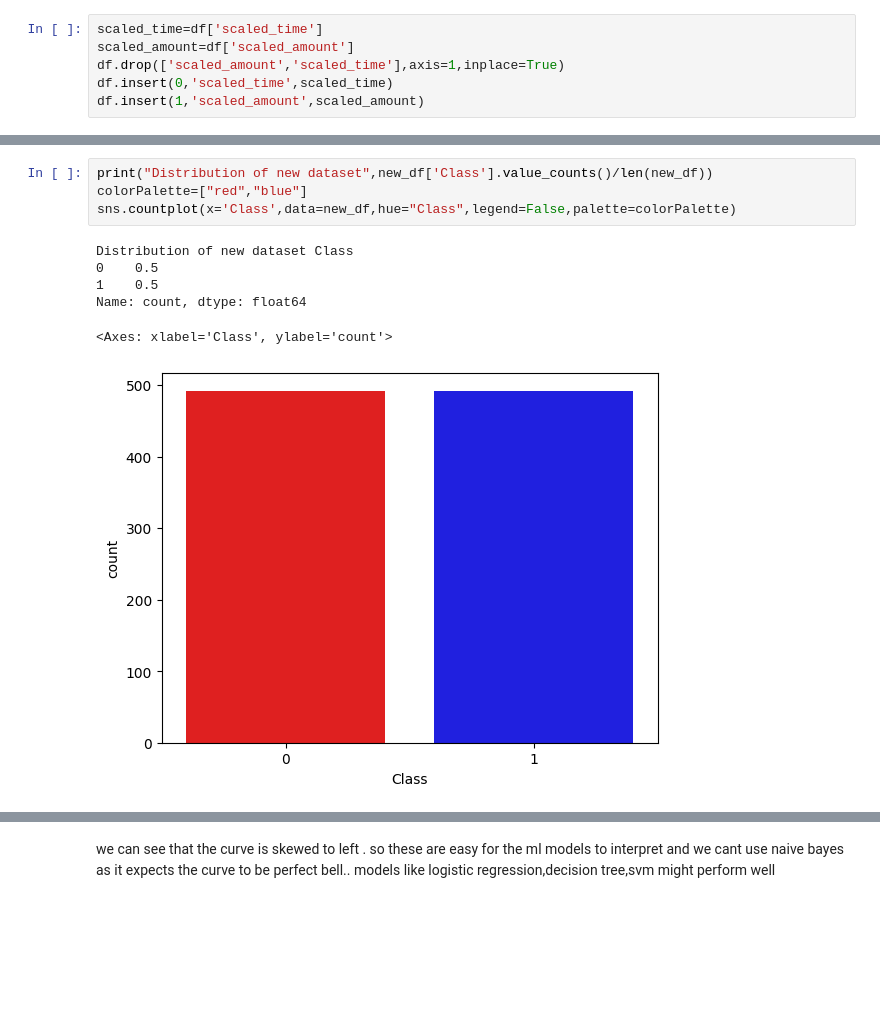
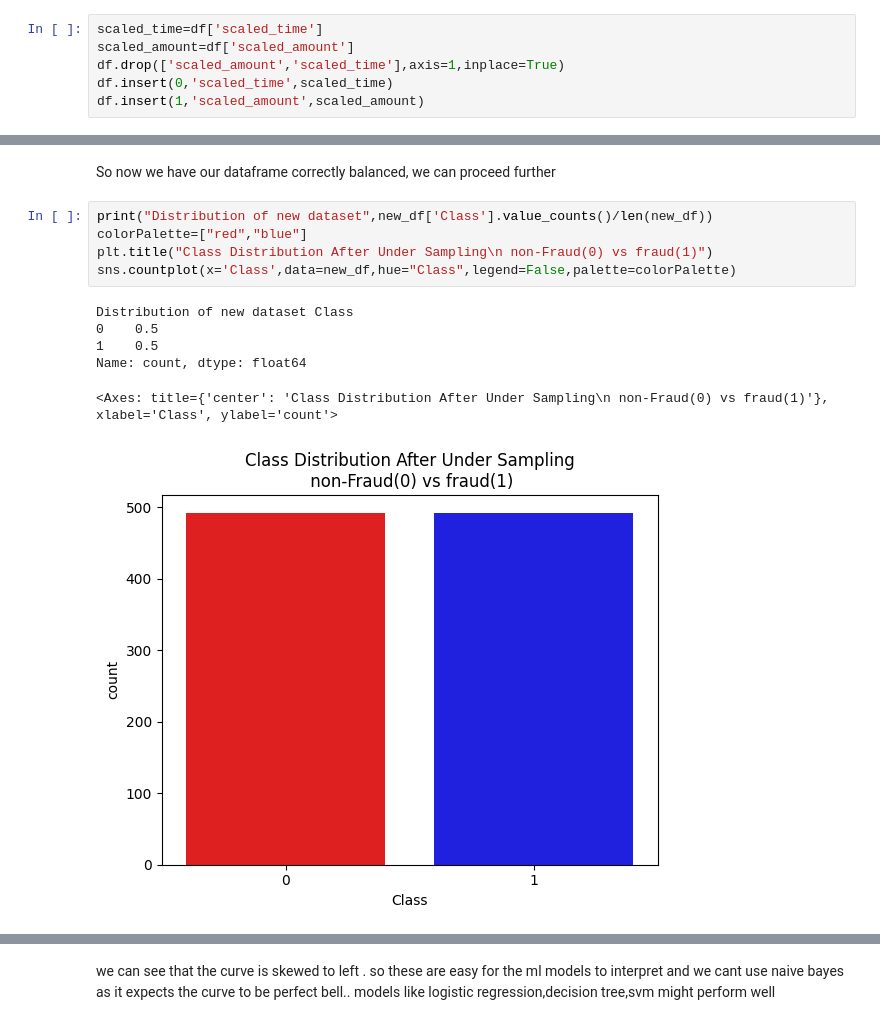
Before and after one commit to justleviackermann/credit_card_fraud_detection, a Jupyter notebook: creditmodel.ipynb, the cells around one changed output, grey strips where cells are left out. Saved outputs shown, nothing was run; the diff lists cells and outputs as text; blank space fills up the shorter version.

```diff
--- a/creditmodel.ipynb
+++ b/creditmodel.ipynb
@@ -216,13 +252,16 @@ new_df.head()
 5 rows × 31 columns
+# %% [markdown]
+So now we have our dataframe correctly balanced, we can proceed further
 # %%
 print("Distribution of new dataset",new_df['Class'].value_counts()/len(new_df))
 colorPalette=["red","blue"]
+plt.title("Class Distribution After Under Sampling\n non-Fraud(0) vs fraud(1)")
 sns.countplot(x='Class',data=new_df,hue="Class",legend=False,palette=colorPalette)
 # %% [output]
 Distribution of new dataset Class
 0    0.5
 1    0.5
 Name: count, dtype: float64
-<Axes: xlabel='Class', ylabel='count'>
+<Axes: title={'center': 'Class Distribution After Under Sampling\n non-Fraud(0) vs fraud(1)'}, xlabel='Class', ylabel='count'>
-[figure, old version]
+[figure, new version]
 # %%
```
Also changed, not shown: parts of 20 cells of this notebook.
